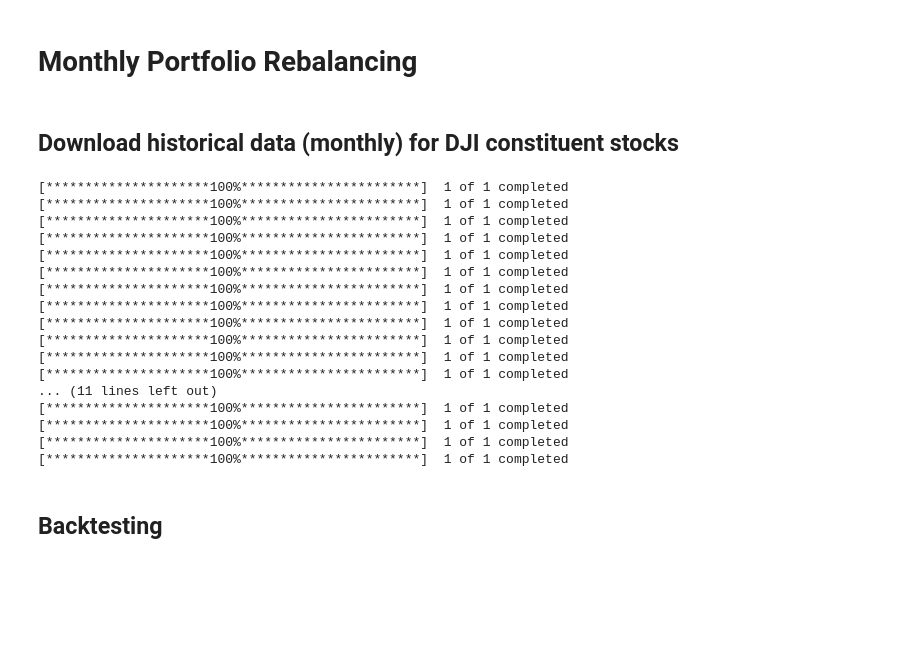
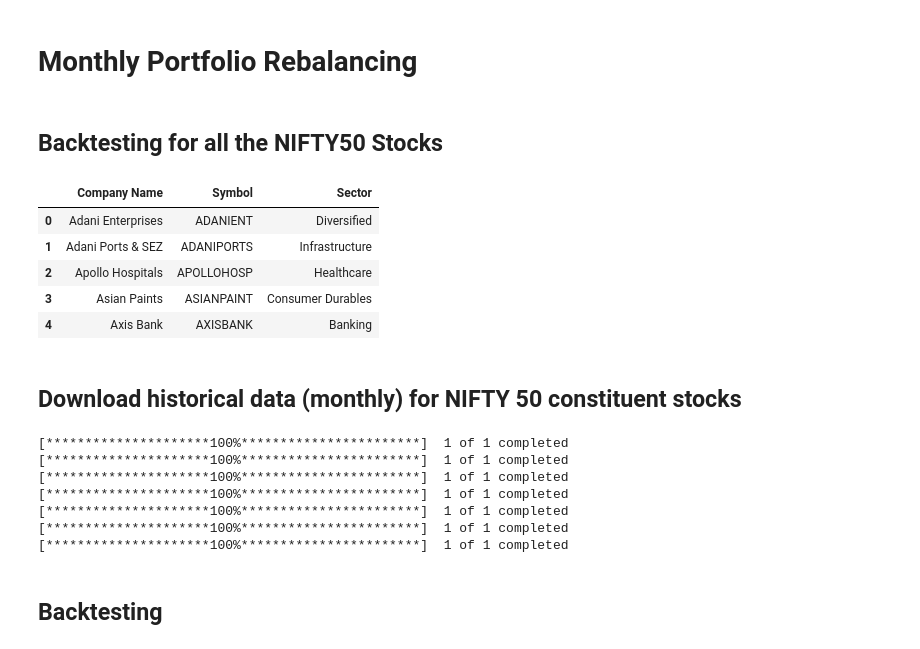
Before and after one commit to pChitral/Algorithmic-Trading-and-Quantitative-Analysis, a Jupyter notebook: 6.backtesting.ipynb, the cells around one changed output. Drawn from its saved outputs; the diff is of its cells as text; code cells hidden in the pictures; blank space fills up the shorter version.

Commit message:
sucessfully scraped nifty50 stocks list from wiki

```diff
--- a/6.backtesting.ipynb
+++ b/6.backtesting.ipynb
@@ -8,3 +8,17 @@ import copy
 import numpy as np
 import matplotlib.pyplot as plt
 import time
+# %% [markdown]
+## Backtesting for all the NIFTY50 Stocks
+# %%
+## Fetching data from a csv file
+df = pd.read_csv("NIFTY50_March2022.csv")
+# %%
+df.head()
+# %% [output]
+|  | Company Name | Symbol | Sector |
+| 0 | Adani Enterprises | ADANIENT | Diversified |
+| 1 | Adani Ports & SEZ | ADANIPORTS | Infrastructure |
+| 2 | Apollo Hospitals | APOLLOHOSP | Healthcare |
+| 3 | Asian Paints | ASIANPAINT | Consumer Durables |
+| 4 | Axis Bank | AXISBANK | Banking |
@@ -43,11 +61,9 @@ def max_dd(DF):
     max_dd = df["drawdown_pct"].max()
     return max_dd
 # %% [markdown]
-## Download historical data (monthly) for DJI constituent stocks
+## Download historical data (monthly) for NIFTY 50 constituent stocks
 # %%
-tickers = ["MMM", "AXP", "T", "BA", "CAT", "CSCO", "KO", "XOM", "GE", "GS", "HD",
-           "IBM", "INTC", "JNJ", "JPM", "MCD", "MRK", "MSFT", "NKE", "PFE", "PG", "TRV",
-           "UNH", "VZ", "V", "WMT", "DIS"]
+
 
 ohlc_mon = {}  # directory with ohlc value for each stock
 start = dt.datetime.today()-dt.timedelta(3650)
@@ -68,16 +84,6 @@ tickers = ohlc_mon.keys()
 [*********************100%***********************]  1 of 1 completed
 [*********************100%***********************]  1 of 1 completed
 [*********************100%***********************]  1 of 1 completed
-[*********************100%***********************]  1 of 1 completed
-[*********************100%***********************]  1 of 1 completed
-[*********************100%***********************]  1 of 1 completed
-[*********************100%***********************]  1 of 1 completed
-[*********************100%***********************]  1 of 1 completed
-... (11 lines left out)
-[*********************100%***********************]  1 of 1 completed
-[*********************100%***********************]  1 of 1 completed
-[*********************100%***********************]  1 of 1 completed
-[*********************100%***********************]  1 of 1 completed
 # %% [markdown]
 ## Backtesting
 # %%
```
Also changed, not shown: parts of 3 cells of this notebook, 3 other files.
